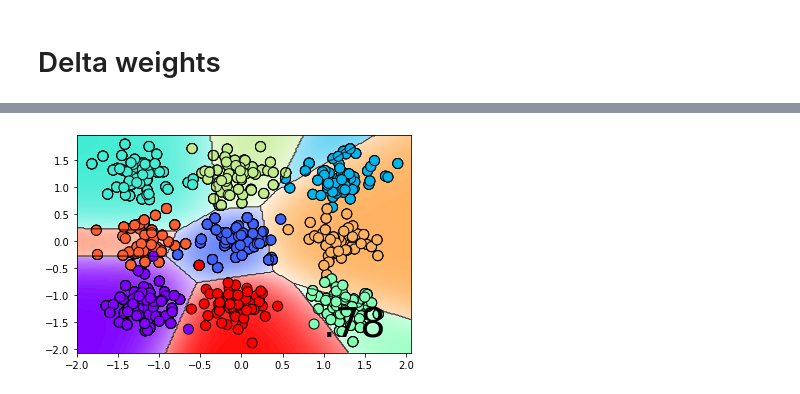
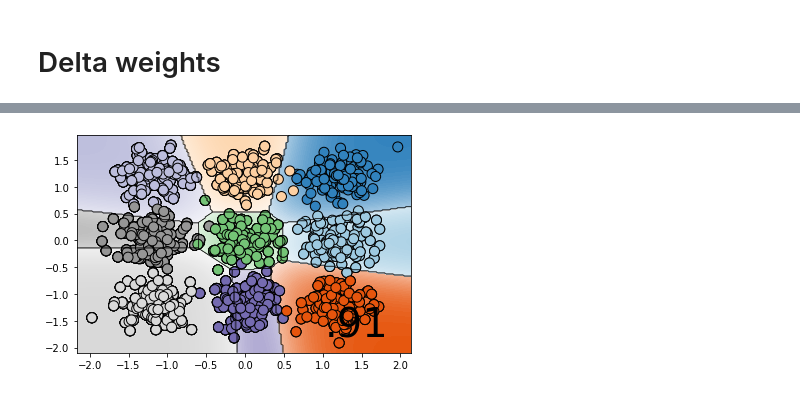
Before and after one commit to jganzabal/lottery-ticket-hypotesis-keras, a Jupyter notebook: 21_delta_pruning_simple_dataset.ipynb, the cells around one changed output, grey strips where cells are left out. Cells and saved outputs as stored; diff of their text form; code cells hidden in the pictures.

```diff
--- a/21_delta_pruning_simple_dataset.ipynb
+++ b/21_delta_pruning_simple_dataset.ipynb
@@ -12,13 +9,17 @@ import numpy as np
 from matplotlib import cm
 from matplotlib import pyplot as plt
 # %%
-n_samples = 1000
+n_samples = 2000
 
-def get_dataset_1():
-    centers = [(-5, -5), (0, 0), (5, 5), (-5, 5), (5, -5), (0, 5), (5, 0), (-5, 0), (0, -5)]
+def get_dataset_1(N=3):
+    centers = []
+    for i in range(N):
+        for j in range(N):
+            centers.append([i, j])
+#    centers = [(-5, -5), (0, 0), (5, 5), (-5, 5), (5, -5), (0, 5), (5, 0), (-5, 0), (0, -5)]
 #     centers = [(-5, -5), (0, 0), (5, 5)]
     # centers = [(-5, -5), (5, -5), (5, 5)]
-    X, y = make_blobs(n_samples=n_samples, centers=centers, shuffle=False,
+    X, y = make_blobs(n_samples=n_samples, centers=centers, shuffle=False, cluster_std=0.2,
                   random_state=42)
     X = (X - X.mean())/X.std()
     return X, y
@@ -29,7 +30,9 @@ X_train, X_test, y_train, y_test = train_test_split(X, y, test_size=0.5, random_
 # %%
 plt.figure()
 y_unique = np.unique(y)
-colors = cm.rainbow(np.linspace(0.0, 1.0, y_unique.size))
+print(y_unique.size)
+colors = cm.tab20c_r(np.linspace(0.0, 1.0, y_unique.size))
+# np.random.shuffle(colors)
 for this_y, color in zip(y_unique, colors):
     this_X = X_train[y_train == this_y]
     plt.scatter(this_X[:, 0], this_X[:, 1],
@@ -57,7 +57,7 @@ def compile_model(model, lr=0.001):
     model.compile(loss = 'sparse_categorical_crossentropy', optimizer=optim, metrics=['accuracy'])
 
 def get_model(initial_weights=None, input_dim=2, compile_model_flag=True, lr=0.001, activation='tanh', kernel_initializer=initializers.glorot_uniform(),
-              reduce = 1,  output_size = 3):
+              reduce = 0.2,  output_size = 3):
     # Creo el modelo
     inp = Input(shape=(input_dim,))
     #bias_initializer = initializers.RandomUniform(-0.1, 0.1)
@@ -206,9 +206,11 @@ model.evaluate(X_test, y_test)
 # %%
 model, _ = get_model(input_dim=2, output_size=len(y_unique))
-model.compile(loss = 'sparse_categorical_crossentropy', optimizer=optimizers.SGD(lr=0.5), metrics=['accuracy'])
-model_delta_untrained, model_delta_trained, model_untrained = prune_delta_weights(model, X_train, y_train, epochs=1)
+model.compile(loss = 'sparse_categorical_crossentropy', optimizer=optimizers.SGD(lr=0.1), metrics=['accuracy'])
+model_delta_untrained, model_delta_trained, model_untrained = prune_delta_weights(model, X_train, y_train, epochs=2)
 
 model_delta_untrained.compile(loss = 'sparse_categorical_crossentropy', optimizer=optimizers.SGD(lr=0.5), metrics=['accuracy'])
 model_untrained.compile(loss = 'sparse_categorical_crossentropy', optimizer=optimizers.SGD(lr=0.5), metrics=['accuracy'])
 model_delta_trained.compile(loss = 'sparse_categorical_crossentropy', optimizer=optimizers.SGD(lr=0.5), metrics=['accuracy'])
+model.evaluate(X_train, y_train)
+model.evaluate(X_test, y_test)
 # %% [output]
@@ -233,8 +259,8 @@ pruned_model_48 = prune_and_initilize(model, 0.48, 'untrained.hdf5')
 # %%
 plt.figure()
-plot_binary_multiclass_model(model, X_test, y_test)
+plot_binary_multiclass_model(model, X_test, y_test, colors=colors)
 # %% [output]
-[figure, old version]
+[figure, new version]
 # %%
 get_model_sparcity(pruned_model_48)
 # %% [output]
```
Also changed, not shown: parts of 20 cells of this notebook.
